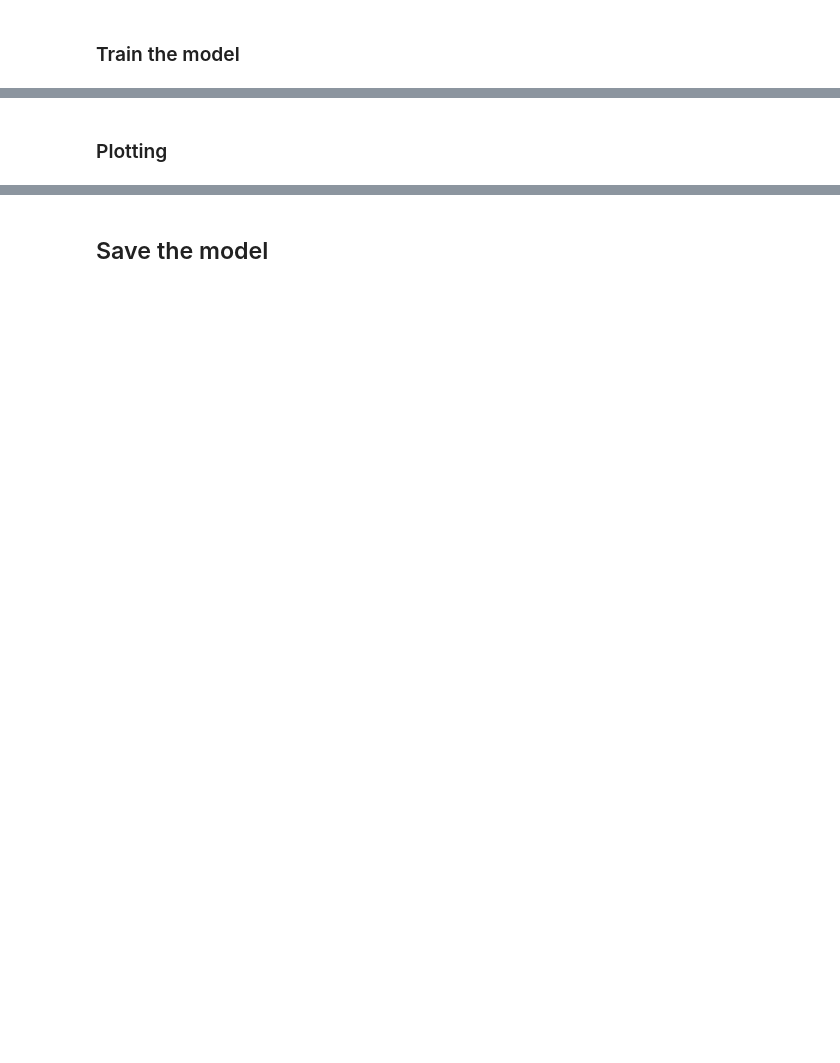
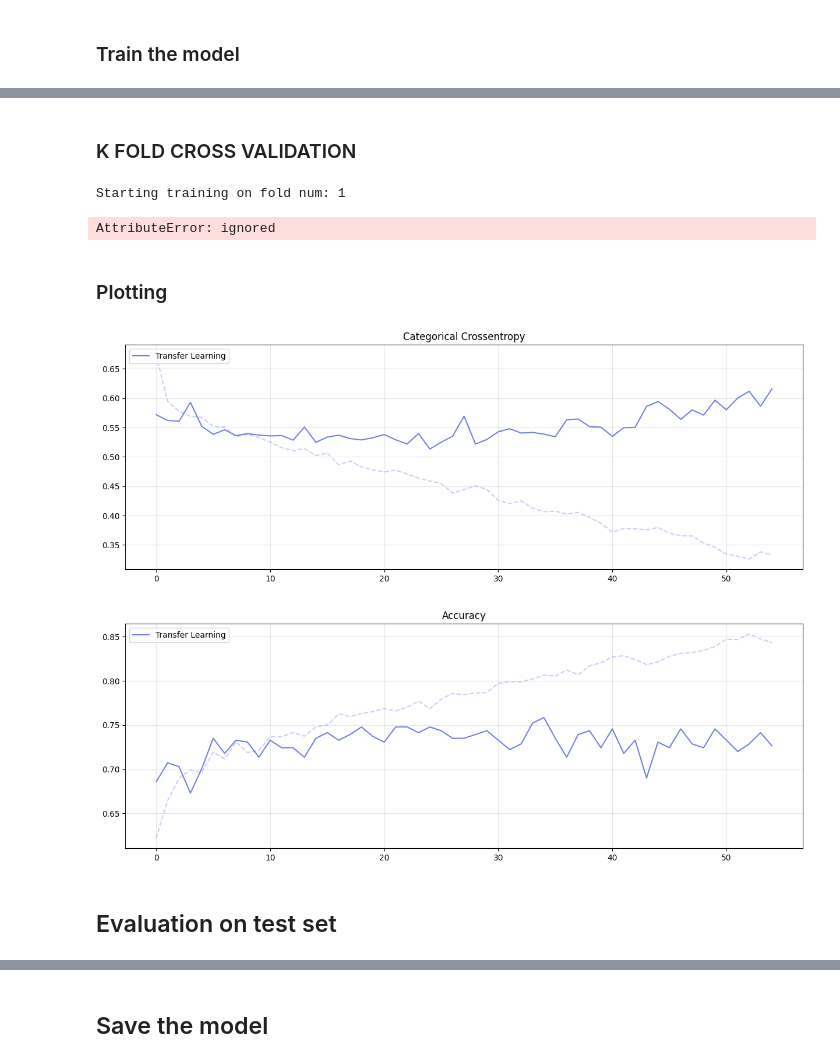
Before and after one commit to FilippoIspanico/ANNDL, a Jupyter notebook: Homework1/Homework_1_main.ipynb, the cells around one changed output, grey strips where cells are left out. Saved outputs shown, nothing was run; the diff lists cells and outputs as text; code cells hidden in the pictures; blank space fills up the shorter version.

Commit message:
first model

```diff
--- a/Homework1/Homework_1_main.ipynb
+++ b/Homework1/Homework_1_main.ipynb
@@ -123,0 +126,14 @@ preprocessing = tf.keras.Sequential([
+# %%
+lr_patience = 5
+patience = 20
+# %%
+lr_scheduler = tfk.callbacks.ReduceLROnPlateau(
+    monitor='val_mse',     # Metric to monitor (validation mean squared error in this case)
+    patience=lr_patience,  # Number of epochs with no improvement after which learning rate will be reduced
+    factor=0.999,          # Factor by which the learning rate will be reduced (0.999 in this case)
+    mode='min',            # Mode to decide when to reduce learning rate ('min' means reduce when metric stops decreasing)
+    min_lr=1e-5            # Minimum learning rate
+)
+
+early_stopping= tfk.callbacks.EarlyStopping(monitor='val_accuracy', mode='max', patience=patience, restore_best_weights=True)
+callbacks = [early_stopping, lr_scheduler]
@@ -124,10 +142,13 @@ preprocessing = tf.keras.Sequential([
+# %%
+epochs = 200
+batch_size = 64
 # %%
 # Train the model
 tl_history = tl_model.fit(
     x = preprocess_input(X_train*255), # We need to apply the preprocessing thought for the MobileNetV2 network
     y = y_train,
-    batch_size = 16,
-    epochs = 200,
+    batch_size = batch_size,
+    epochs = epochs,
     validation_data = (preprocess_input(X_val*255), y_val), # We need to apply the preprocessing thought for the MobileNetV2 network
-    callbacks = [tfk.callbacks.EarlyStopping(monitor='val_accuracy', mode='max', patience=20, restore_best_weights=True)]
+    callbacks = callbacks
 ).history
@@ -134,6 +173,57 @@ tl_history = tl_model.fit(
+# %% [markdown]
+### K FOLD CROSS VALIDATION
+# %%
+# Define the number of folds for cross-validation
+num_folds = 3
+
+# Initialize lists to store training histories, scores, and best epochs
+histories = []
+scores = []
+best_epochs = []
+
+# Create a KFold cross-validation object
+kfold = KFold(n_splits=num_folds, shuffle=True, random_state=seed)
+
+# Loop through each fold
+for fold_idx, (train_idx, valid_idx) in enumerate(kfold.split(X_val, y_val)):
+
+  print("Starting training on fold num: {}".format(fold_idx+1))
+
+  # Build a new dropout model for each fold
+  k_model = tl_model
+
+  # Train the model on the training data for this fold
+  history = k_model.fit(
+    x = X_val.iloc[train_idx],
+    y = y_val.iloc[train_idx],
+    validation_data=(X_val.iloc[valid_idx], y_val.iloc[valid_idx]),
+    batch_size = batch_size,
+    epochs = epochs,
+    callbacks = callbacks,
+    verbose = 0
+  ).history
+
+  # Evaluate the model on the validation data for this fold
+  score = k_model.evaluate(X_val.iloc[valid_idx], y_val.iloc[valid_idx], verbose=0)
+  scores.append(score[1])
+
+  # Calculate the best epoch for early stopping
+  best_epoch = len(history['loss']) - patience
+  best_epochs.append(best_epoch)
+
+  # Store the training history for this fold
+  histories.append(history)
+# %% [output]
+Starting training on fold num: 1
+AttributeError: ignored
 # %% [markdown]
 ### Plotting
 # %%
 from function_folder.plotting.history_plot import plot_history
-
+importlib.reload(function_folder.plotting.history_plot)
 plot_history(tl_history)
+# %% [output]
+[figure, added]
+[figure, added]
+# %% [markdown]
+## Evaluation on test set
```
Also changed, not shown: parts of 26 cells of this notebook, 18 other files.
